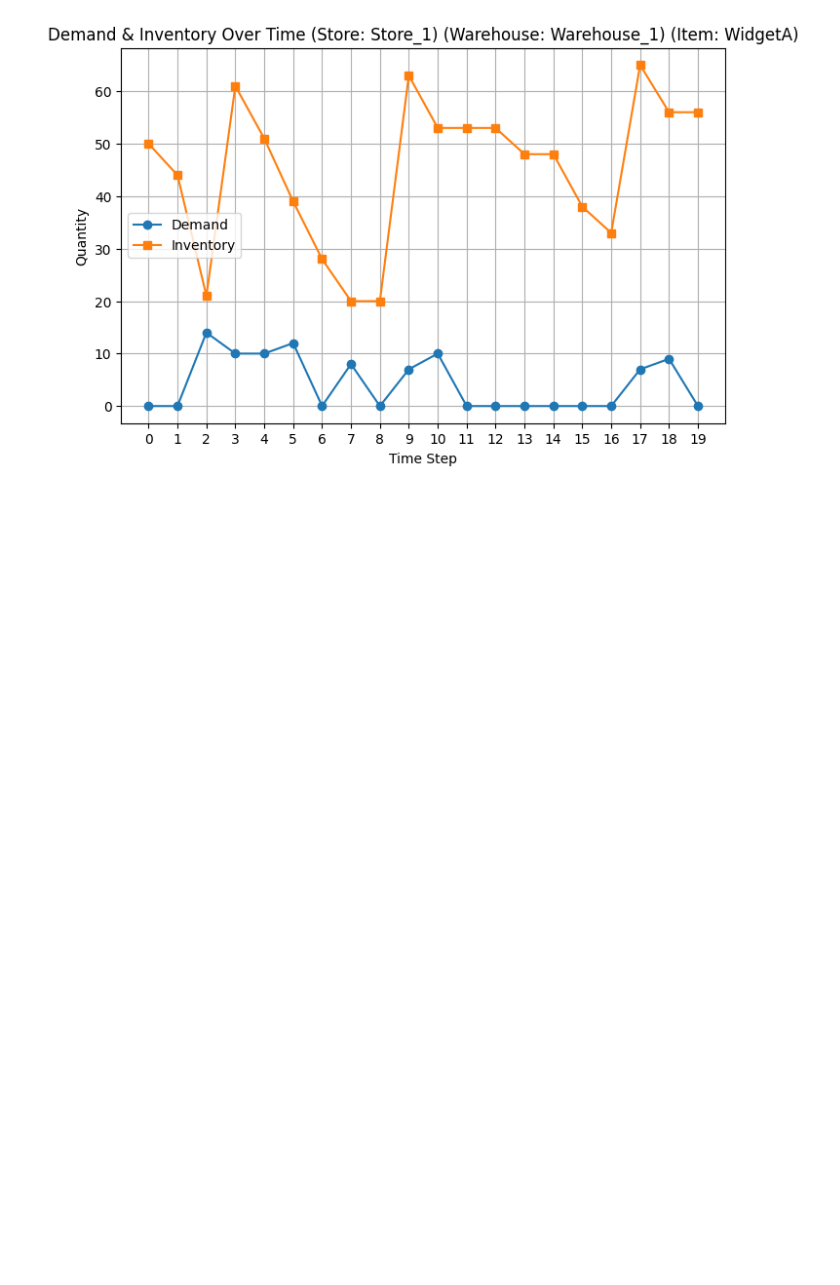
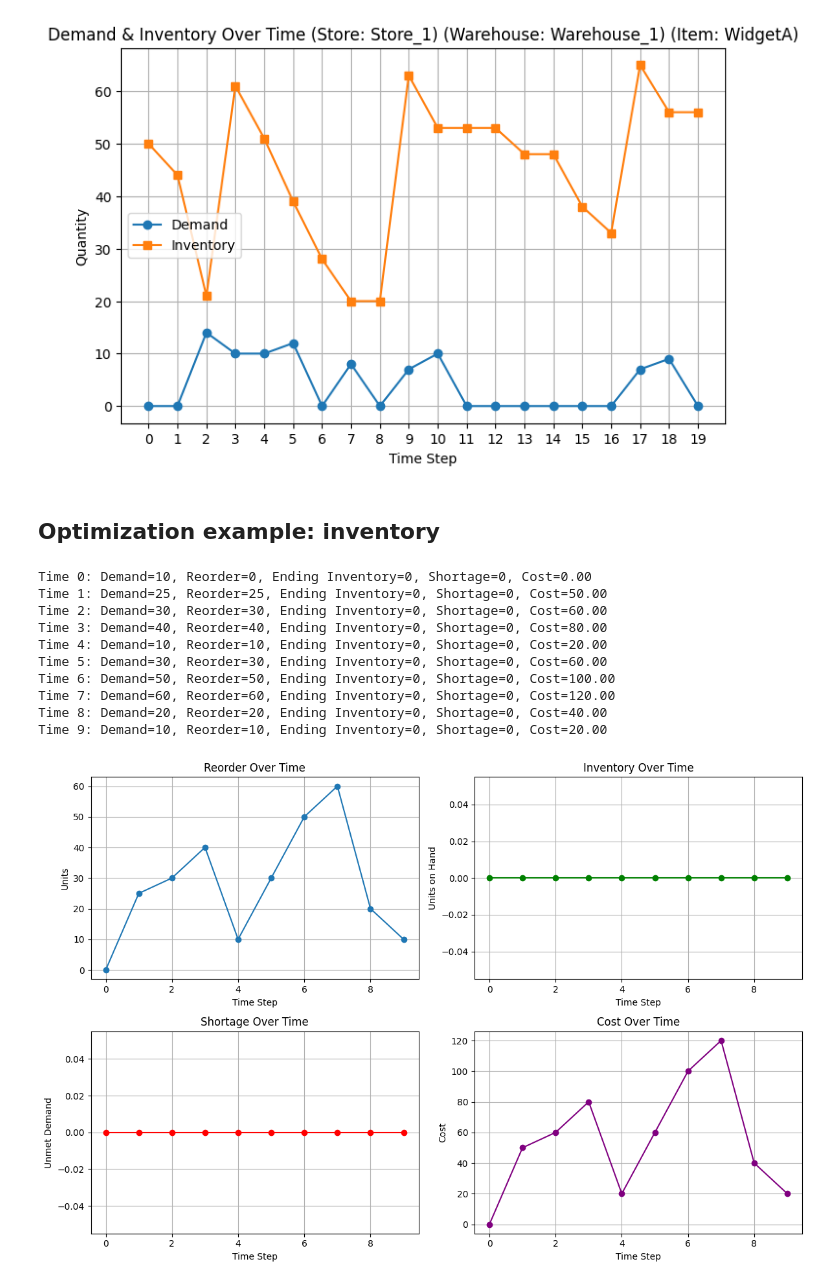
Before and after one commit to aylinsgl/data-science-tutorials, a Jupyter notebook: _sources/notebooks/project1_digital_twin.ipynb, the cells around one changed output. Cells and saved outputs as stored; diff of their text form; code cells hidden in the pictures; blank space fills up the shorter version.

```diff
--- a/_sources/notebooks/project1_digital_twin.ipynb
+++ b/_sources/notebooks/project1_digital_twin.ipynb
@@ -352,3 +356,5 @@ Store at Store_2 requests 7 units of WidgetC.
 Loading 7 of WidgetC onto truck.
 Delivered 7 WidgetC to Store_2.
 [figure]
+# %% [markdown]
+## Optimization example: inventory
@@ -354,0 +494,39 @@ Delivered 7 WidgetC to Store_2.
+# %%
+class Warehouse:
+    def __init__(self, location, initial_inventory=0):
+        self.location = location
+        self.inventory = initial_inventory
+
+class Store:
+    def __init__(self, location, demand_over_time):
+        self.location = location
+        self.demand_over_time = demand_over_time
+
+def example_inventory_optimization():
+    store_demand = [10, 25, 30, 40, 10, 30, 50, 60, 20, 10]
+    store1 = Store(location="Store_1", demand_over_time=store_demand)
+    warehouse1 = Warehouse(location="Warehouse_1", initial_inventory=10)
+
+    sim = SupplyChainSimulation(
+        warehouse=warehouse1,
+        store=store1,
+        holding_cost=1.0,
+        shortage_cost=5.0,
+        ordering_cost=2.0
+    )
+    sim.run_simulation()
+    sim.plot_results()
+
+example_inventory_optimization()
+# %% [output]
+Time 0: Demand=10, Reorder=0, Ending Inventory=0, Shortage=0, Cost=0.00
+Time 1: Demand=25, Reorder=25, Ending Inventory=0, Shortage=0, Cost=50.00
+Time 2: Demand=30, Reorder=30, Ending Inventory=0, Shortage=0, Cost=60.00
+Time 3: Demand=40, Reorder=40, Ending Inventory=0, Shortage=0, Cost=80.00
+Time 4: Demand=10, Reorder=10, Ending Inventory=0, Shortage=0, Cost=20.00
+Time 5: Demand=30, Reorder=30, Ending Inventory=0, Shortage=0, Cost=60.00
+Time 6: Demand=50, Reorder=50, Ending Inventory=0, Shortage=0, Cost=100.00
+Time 7: Demand=60, Reorder=60, Ending Inventory=0, Shortage=0, Cost=120.00
+Time 8: Demand=20, Reorder=20, Ending Inventory=0, Shortage=0, Cost=40.00
+Time 9: Demand=10, Reorder=10, Ending Inventory=0, Shortage=0, Cost=20.00
+[figure, added]
```
Also changed, not shown: parts of 2 cells of this notebook, 8 other files.
